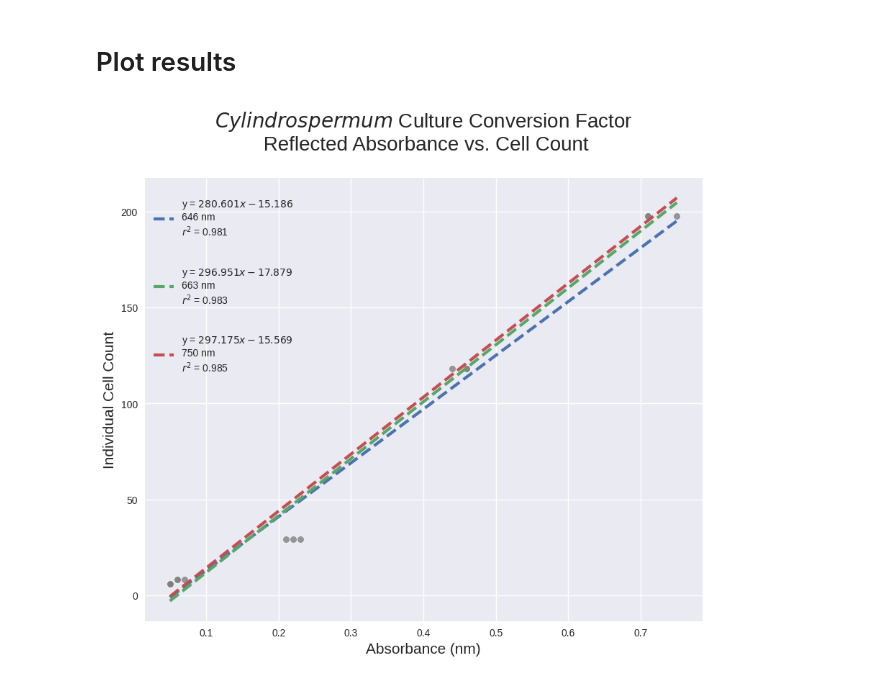
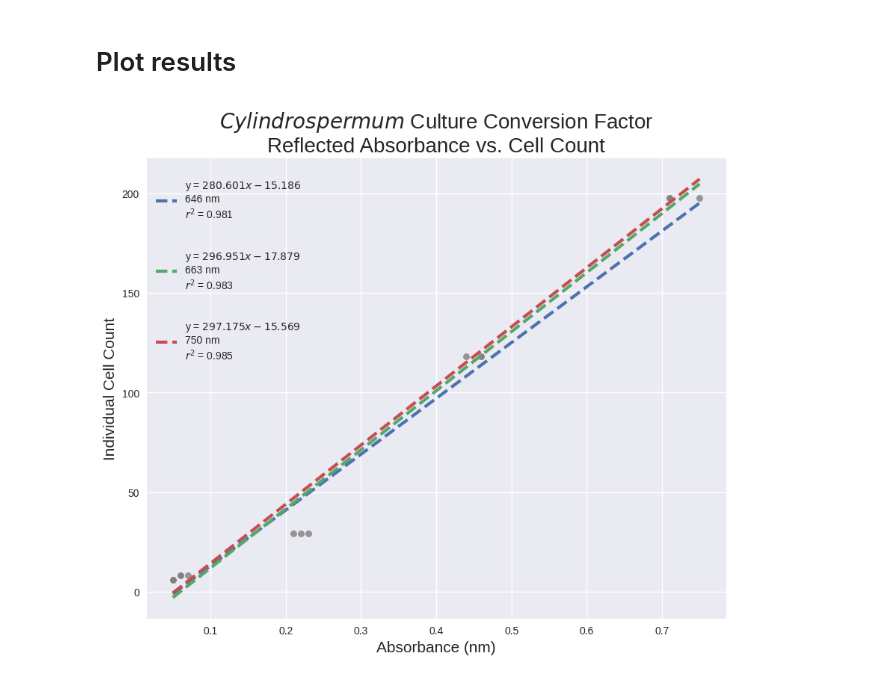
Before and after one commit to tachophobia/AlgaeCellCounting, a Jupyter notebook: main.ipynb, the cells around one changed output. Cells and saved outputs as stored; diff of their text form; code cells hidden in the pictures.

```diff
--- a/main.ipynb
+++ b/main.ipynb
@@ -41,22 +41,22 @@ predictions = [regression.predict(a) for regression, a in zip(regressions, absor
 # %%
 plt.figure(figsize=(10,8))
 plt.style.use("seaborn")
 
 for a, rl, i, p, r in zip(absorbance, regression_lines, range(len(regression_lines)), predictions, regressions):
     sns.scatterplot(x=a.flatten(), y=cell_counts.flatten(), alpha=0.8, s=50, legend=False, color='gray')
     Xi, yi = [], []
     for x, y in rl:
         Xi.append(x)
         yi.append(y)
 
     sns.lineplot(x=Xi, y=yi, palette='Blues_d', linestyle='--', linewidth=3,
                  label=f"\ny = ${round(r.coef_[0][0], 3)}x {round(r.intercept_[0], 3)}$\n{wavelengths[i]} nm\n$r^2$ = {round(r2_score(cell_counts, p), 3)}\n") # only formats correctly when y_intercept is negative
 
 plt.legend(loc='upper left')
 plt.xlabel('Absorbance (nm)', fontsize=15)
 plt.ylabel('Individual Cell Count', fontsize=15)
-plt.title("$\itCylindrospermum$ Culture Conversion Factor\n Reflected Absorbance vs. Cell Count\n",  fontsize=20)
+plt.title("$\itCylindrospermum$ Culture Conversion Factor\nReflected Absorbance vs. Cell Count",  fontsize=20)
 
 plt.show()
 # %% [output]
-[figure, old version]
+[figure, new version]
```
